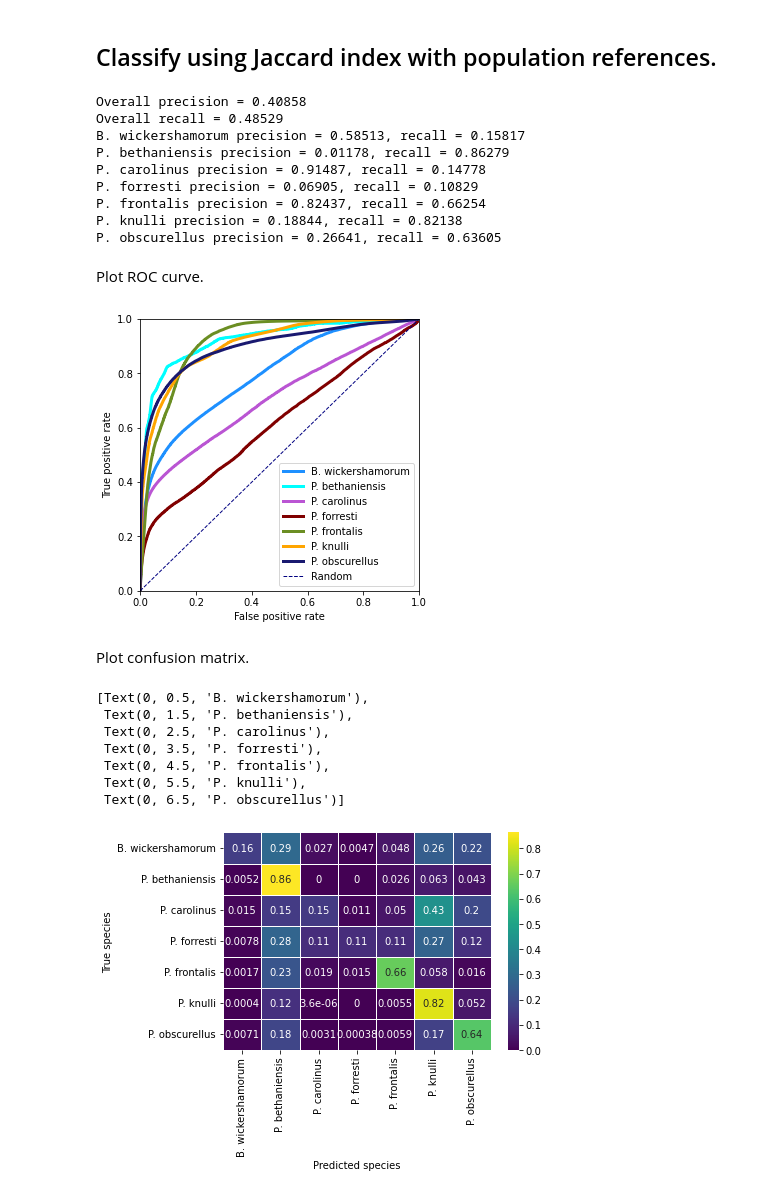
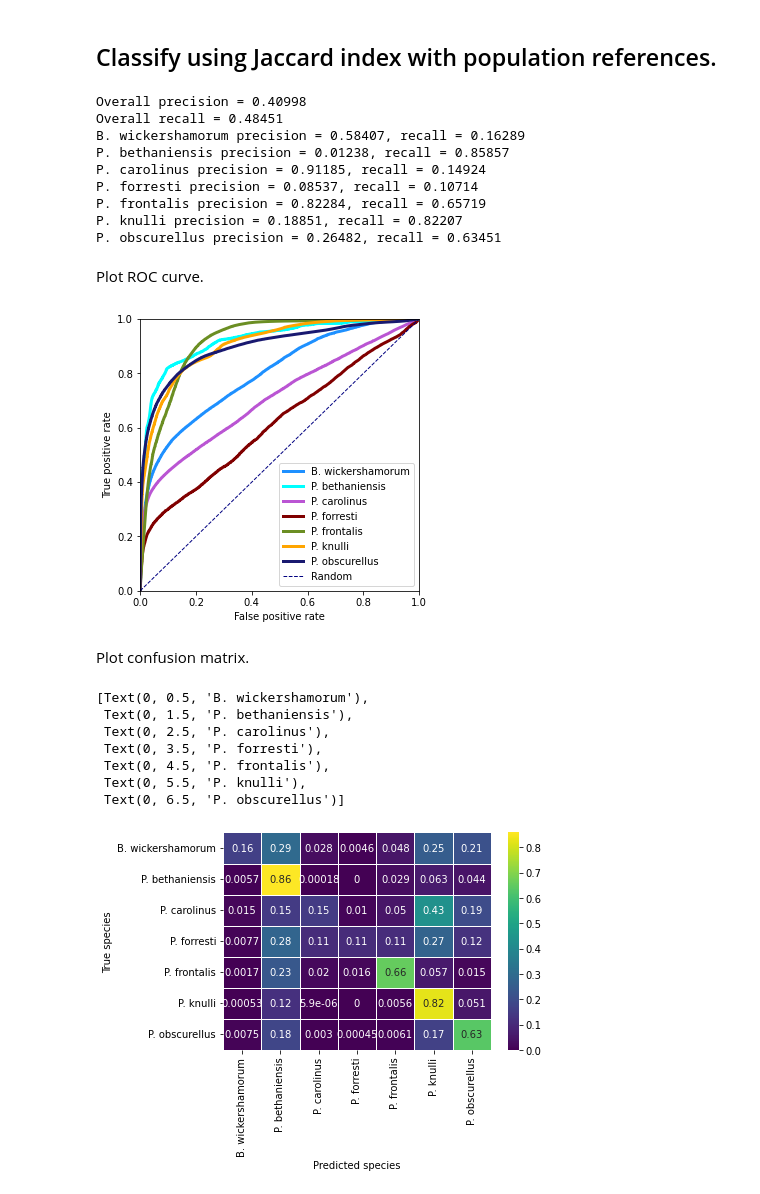
Before and after one commit to peleg-lab/FireflyClassification, a Jupyter notebook: signal_processing_notebooks/jaccardIndex.ipynb, the cells around one changed output. Saved outputs shown, nothing was run; the diff lists cells and outputs as text; code cells hidden in the pictures.

```diff
--- a/signal_processing_notebooks/jaccardIndex.ipynb
+++ b/signal_processing_notebooks/jaccardIndex.ipynb
@@ -119,10 +119,10 @@ with open("jaccard_lit", "wb") as f:
 # %% [markdown]
 ## Classify using Jaccard index with population references.
 # %%
-# run for 100 iterations
-num_iter = 100
+# run for 60 folds
+k = 60
 train_split = 0.8
-accs, precs, recs, conf_mat, y_true, y_pred, y_score, precs_sp, recs_sp = jaccardPop(df, num_iter, train_split, 1)
+accs, precs, recs, conf_mat, y_true, y_pred, y_score, precs_sp, recs_sp = jaccardPop(df, k, train_split, 1)
 # %%
 spec_labels=['B. wickershamorum', 'P. bethaniensis', 'P. carolinus', 'P. forresti', 'P. frontalis', 'P. knulli', 'P. obscurellus']
 print('Overall precision = {0:2.5f}'.format(np.mean(precs)))
@@ -130,42 +130,42 @@ print('Overall recall = {0:2.5f}'.format(np.mean(recs)))
 for i in range(len(spec_labels)):
     print('{0} precision = {1:2.5f}, recall = {2:2.5f}'.format(spec_labels[i], np.mean(precs_sp[i]), np.mean(recs_sp[i])))
 # %% [output]
-Overall precision = 0.40858
-Overall recall = 0.48529
-B. wickershamorum precision = 0.58513, recall = 0.15817
-P. bethaniensis precision = 0.01178, recall = 0.86279
-P. carolinus precision = 0.91487, recall = 0.14778
-P. forresti precision = 0.06905, recall = 0.10829
-P. frontalis precision = 0.82437, recall = 0.66254
-P. knulli precision = 0.18844, recall = 0.82138
-P. obscurellus precision = 0.26641, recall = 0.63605
+Overall precision = 0.40998
+Overall recall = 0.48451
+B. wickershamorum precision = 0.58407, recall = 0.16289
+P. bethaniensis precision = 0.01238, recall = 0.85857
+P. carolinus precision = 0.91185, recall = 0.14924
+P. forresti precision = 0.08537, recall = 0.10714
+P. frontalis precision = 0.82284, recall = 0.65719
+P. knulli precision = 0.18851, recall = 0.82207
+P. obscurellus precision = 0.26482, recall = 0.63451
 # %% [markdown]
 Plot ROC curve.
 # %%
 spec_labels=['B. wickershamorum', 'P. bethaniensis', 'P. carolinus', 'P. forresti', 'P. frontalis', 'P. knulli', 'P. obscurellus']
 fig,ax=plt.subplots(1,1, figsize=(5, 5))
 colormap = {0: 'dodgerblue', 1: 'cyan', 2: 'mediumorchid', 3: 'maroon',
                  4: 'olivedrab', 5: 'orange', 6: 'midnightblue'}
 
 for sp in range(len(np.unique(df['species_label']))):
-    fpr, tpr, thresholds = roc_curve(y_true, y_score[:,:,sp].flatten(), pos_label=sp)
+    fpr, tpr, thresholds = roc_curve(y_true, y_score[:,sp].flatten(), pos_label=sp)
     lw = 3
     ax.plot(
         fpr,
         tpr,
         color=colormap[sp],
         lw=lw,
         label=spec_labels[sp],
     )
     ax.set_xlim([0,1])
     ax.set_ylim([0,1])
     ax.set_xlabel("False positive rate")
     ax.set_ylabel("True positive rate")
 ax.plot([0, 1], [0, 1], color="navy", lw=1, linestyle="--", label="Random")
 plt.legend()
 plt.show()
 # %% [output]
-[figure, old version]
+[figure, new version]
 # %% [markdown]
 Plot confusion matrix.
 # %%
@@ -183,7 +183,7 @@ ax.set_yticklabels(spec_labels, rotation=0)
  Text(0, 4.5, 'P. frontalis'),
  Text(0, 5.5, 'P. knulli'),
  Text(0, 6.5, 'P. obscurellus')]
-[figure, old version]
+[figure, new version]
 # %%
 # Optional: pickle the output
 import pickle
```
Also changed, not shown: 7 other files.
